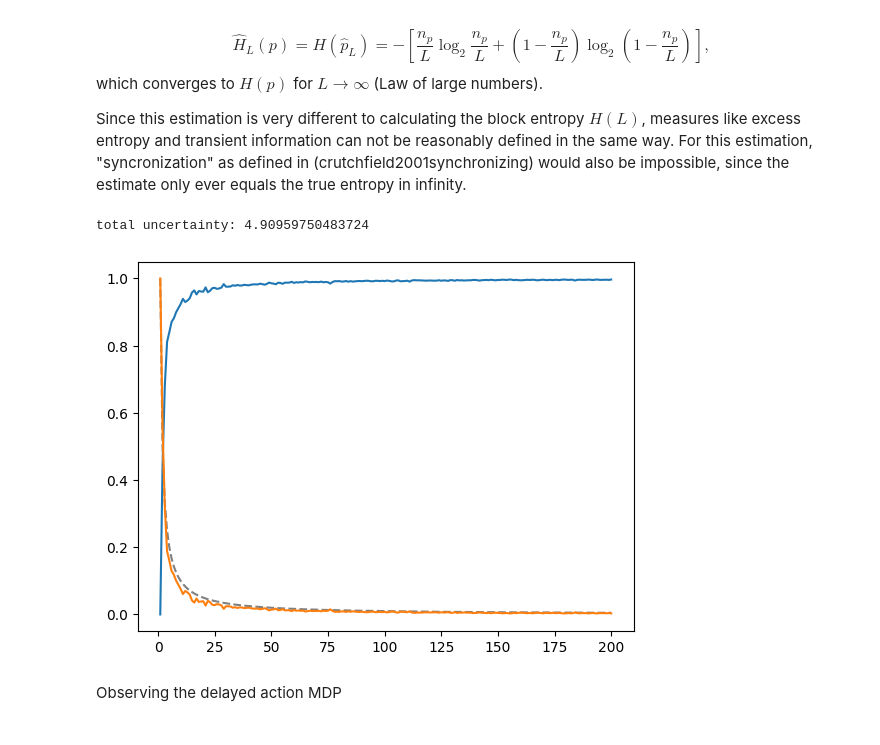
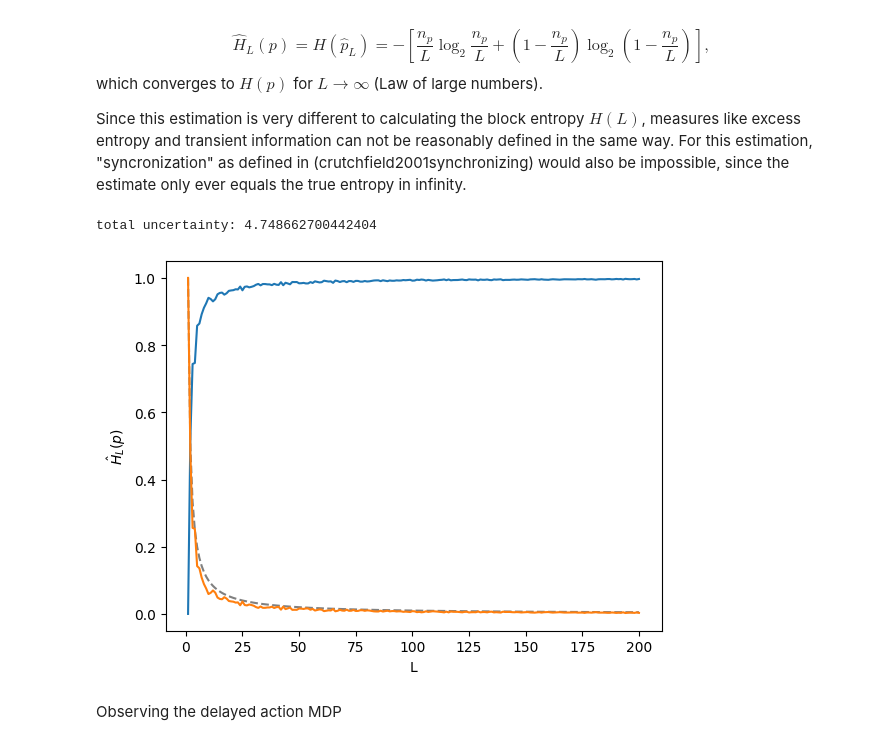
Before and after one commit to LukasPrader/BscThesis_Physics_uibk, a Jupyter notebook: POMDP_analysis.ipynb, the cells around one changed output. Saved outputs shown, nothing was run; the diff lists cells and outputs as text; code cells hidden in the pictures.

```diff
--- a/POMDP_analysis.ipynb
+++ b/POMDP_analysis.ipynb
@@ -40,35 +40,43 @@ For this estimation, "syncronization" as defined in (crutchfield2001synchronizin
 # %%
 import numpy as np
 import scipy as sp
 import matplotlib.pyplot as plt
 
-def usfreq(s): # calculate frequency of each unique sample value in order of appearance
+# calculates the shannon entropy of an array, looking at the unique values present in that array
+def lp_plugin_entropy(s):
+
+    # calculate frequency of each unique sample value in order of appearance
     ucount = np.unique(s, return_counts = True)[1]
-    return(ucount)
 
+    # calculate entropy
+    H = sp.stats.entropy(ucount, base = 2)
+
+    return(H)
 
 ## testing average entropy convergence  with sample length for fair coin flip
 L = 200 # max length of measurements
 N = 100 # number of repetitions to average over
 H = np.zeros(L)
 for l in range(1, L):
     for n in range(N):
         s = np.random.binomial(1, 0.5, l+1)
-        H[l] += 1/N * sp.stats.entropy(usfreq(s), base = 2)
+        H[l] += 1/N * lp_plugin_entropy(s)
 
 plt.plot(np.arange(1, L+1, 1), H)
 
 
 # excess entropy
 t_ent = 1 # true entropy of fair coin flip
 ex_ent = t_ent + 0 # no entropy rate => excess entropy = true entropy
 T = 1 - H
 plt.plot(np.arange(1, L+1, 1), 1/np.arange(1, L+1, 1), color = "gray", ls = "--")
 plt.plot(np.arange(1, L+1, 1), T)
+plt.xlabel("L")
+plt.ylabel("$\hat{H}_L(p)$")
 print("total uncertainty:", np.sum(T))
 # %% [output]
-total uncertainty: 4.90959750483724
+total uncertainty: 4.748662700442404
-[figure, old version]
+[figure, new version]
 # %% [markdown]
 Observing the delayed action MDP
 # %% [markdown]
```
Also changed, not shown: parts of 9 cells of this notebook.
